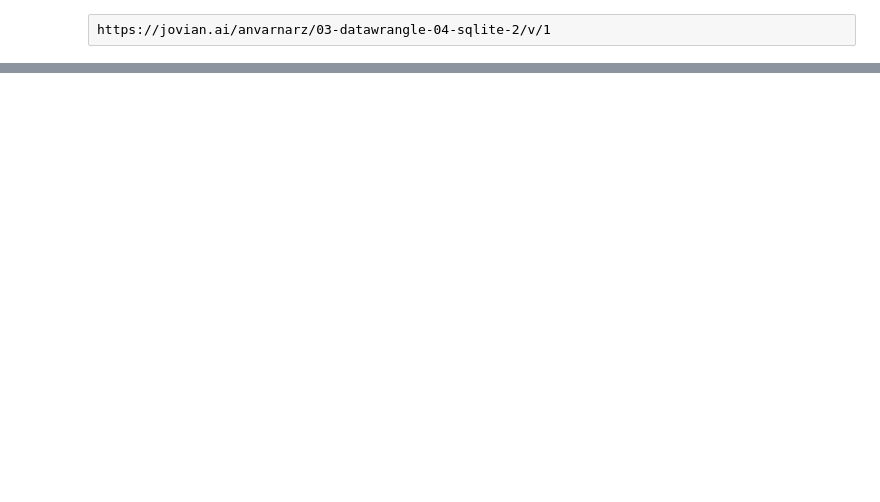
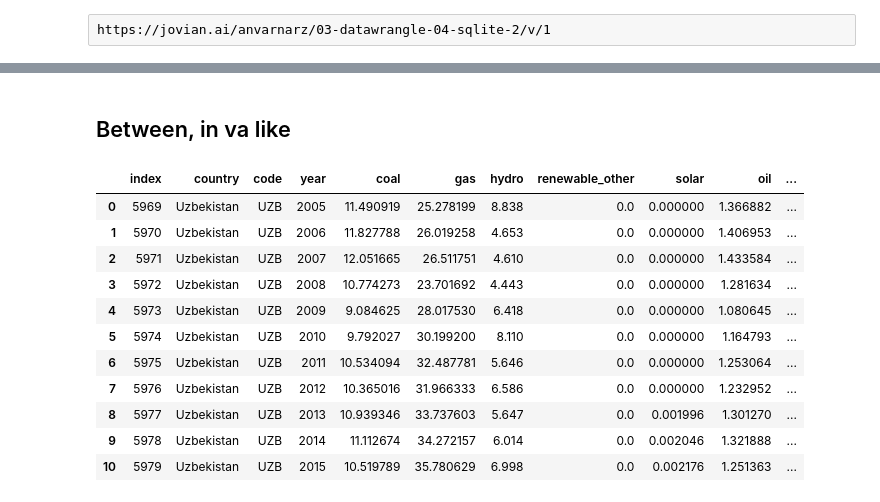
Before and after one commit to ulubeykhuja/mohir_dev_lessons, a Jupyter notebook: 4-sql.ipynb, the cells around one changed output, grey strips where cells are left out. Saved outputs shown, nothing was run; the diff lists cells and outputs as text; code cells hidden in the pictures; blank space fills up the shorter version.

```diff
--- a/4-sql.ipynb
+++ b/4-sql.ipynb
@@ -474,0 +452,18 @@ https://jovian.ai/anvarnarz/03-datawrangle-04-sqlite-2/v/1
+# %% [markdown]
+## Between, in va like
+# %%
+query = "SELECT * FROM elect WHERE country = 'Uzbekistan' AND year BETWEEN 2005 AND 2015"
+pd.read_sql(query, db)
+# %% [output]
+|  | index | country | code | year | coal | gas | hydro | renewable_other | solar | oil | ... |
+| 0 | 5969 | Uzbekistan | UZB | 2005 | 11.490919 | 25.278199 | 8.838 | 0.0 | 0.000000 | 1.366882 | ... |
+| 1 | 5970 | Uzbekistan | UZB | 2006 | 11.827788 | 26.019258 | 4.653 | 0.0 | 0.000000 | 1.406953 | ... |
+| 2 | 5971 | Uzbekistan | UZB | 2007 | 12.051665 | 26.511751 | 4.610 | 0.0 | 0.000000 | 1.433584 | ... |
+| 3 | 5972 | Uzbekistan | UZB | 2008 | 10.774273 | 23.701692 | 4.443 | 0.0 | 0.000000 | 1.281634 | ... |
+| 4 | 5973 | Uzbekistan | UZB | 2009 | 9.084625 | 28.017530 | 6.418 | 0.0 | 0.000000 | 1.080645 | ... |
+| 5 | 5974 | Uzbekistan | UZB | 2010 | 9.792027 | 30.199200 | 8.110 | 0.0 | 0.000000 | 1.164793 | ... |
+| 6 | 5975 | Uzbekistan | UZB | 2011 | 10.534094 | 32.487781 | 5.646 | 0.0 | 0.000000 | 1.253064 | ... |
+| 7 | 5976 | Uzbekistan | UZB | 2012 | 10.365016 | 31.966333 | 6.586 | 0.0 | 0.000000 | 1.232952 | ... |
+| 8 | 5977 | Uzbekistan | UZB | 2013 | 10.939346 | 33.737603 | 5.647 | 0.0 | 0.001996 | 1.301270 | ... |
+| 9 | 5978 | Uzbekistan | UZB | 2014 | 11.112674 | 34.272157 | 6.014 | 0.0 | 0.002046 | 1.321888 | ... |
+| 10 | 5979 | Uzbekistan | UZB | 2015 | 10.519789 | 35.780629 | 6.998 | 0.0 | 0.002176 | 1.251363 | ... |
```
Also changed, not shown: parts of 33 cells of this notebook, 2 other files.
